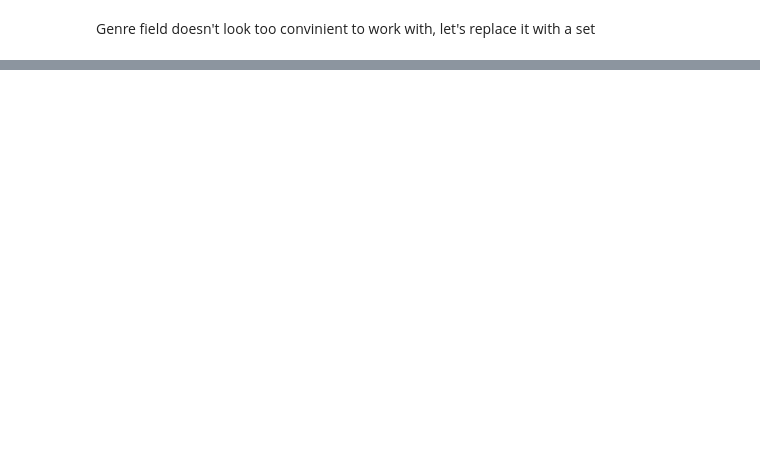
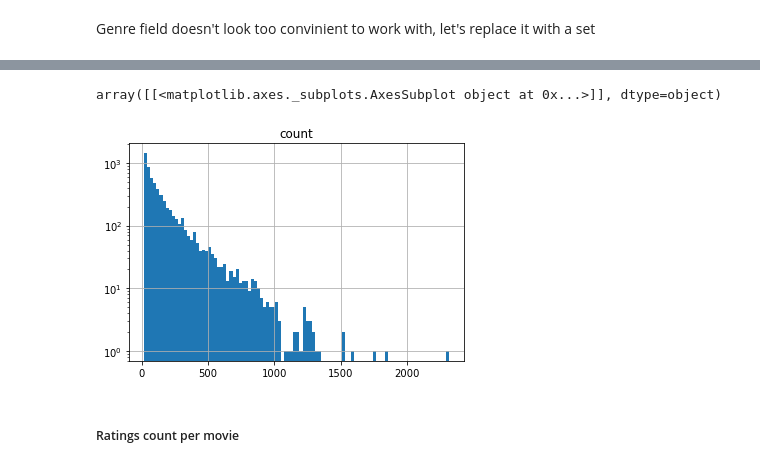
Before and after one commit to anatoliifetisov/otus, a Jupyter notebook: big-data/hw10/hw10.ipynb, the cells around one changed output, grey strips where cells are left out. Cells and saved outputs as stored; diff of their text form; code cells hidden in the pictures; blank space fills up the shorter version.

```diff
--- a/big-data/hw10/hw10.ipynb
+++ b/big-data/hw10/hw10.ipynb
@@ -17,5 +11,5 @@ movies_df = pd.read_csv(r"ml-1m\movies.dat", delimiter="::", engine="python",
                         names=["id", "name", "genre"], index_col=0, header=None)
 # %%
-ratings_df = pd.read_csv(r"ml-1m\ratings.dat", delimiter="::", engine="python",
+ratings_df = pd.read_csv(r"ml-1m/ratings.dat", delimiter="::", engine="python",
                         names=["user_id", "movie_id", "rating", "timestamp"], header=None)
 # %%
@@ -76,4 +160,9 @@ ratings_df.groupby("user_id").user_id.agg(["count"]).hist(bins=100)
 # %%
-np.log(ratings_df.groupby("user_id").user_id.agg(["count"])).hist(bins=100)
+ratings_df.groupby("user_id").user_id.agg(["count"]).hist(bins=100, log=True)
+# %% [output]
+array([[<matplotlib.axes._subplots.AxesSubplot object at 0x...>]], dtype=object)
+[figure, added]
+# %% [markdown]
+##### Ratings count per movie
 # %%
 ratings_df.groupby("movie_id").movie_id.agg(["count"]).hist(bins=100)
```
Also changed, not shown: parts of 80 cells of this notebook.
